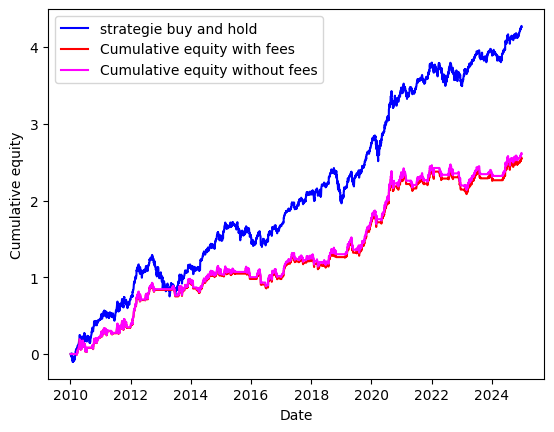
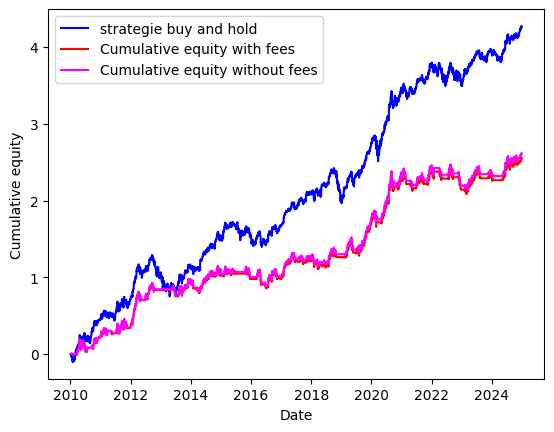
The notebook cell's code change between the first figure and the second:
--- before
+++ after
@@ -10,5 +10,6 @@
 plt.ylabel("Cumulative equity")
 plt.legend()
+plt.savefig("../data/costs_comparison.png",bbox_inches='tight',facecolor='white')
 plt.show()
-plt.savefig("../data/costs_comparison.png")
 
+

Commit: Update notebook outputs and plots